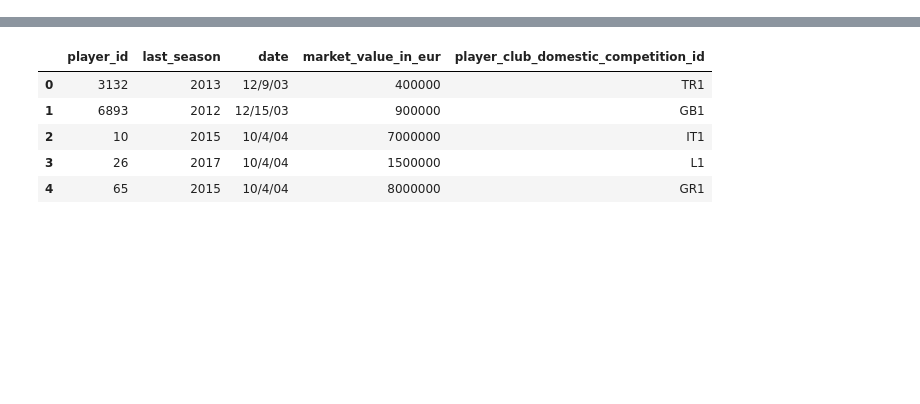
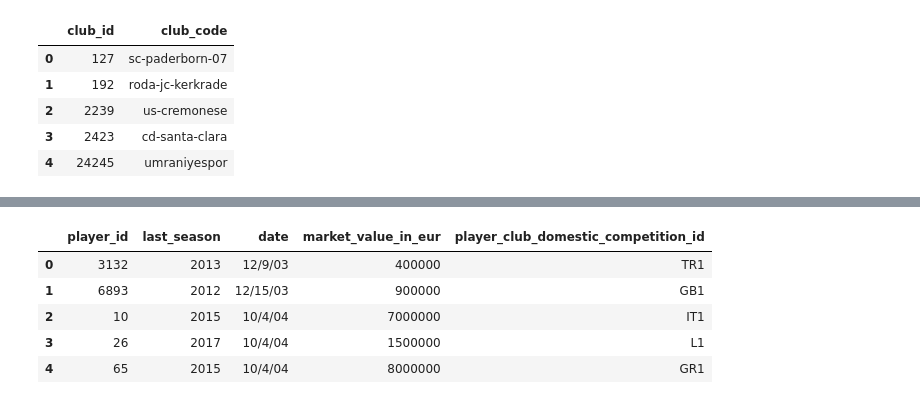
Before and after one commit to gradaelli7/European-Soccer-Trade-Machine, a Jupyter notebook: player_valuations_preprocess.ipynb, the cells around one changed output, grey strips where cells are left out. Saved outputs shown, nothing was run; the diff lists cells and outputs as text; code cells hidden in the pictures; blank space fills up the shorter version.

```diff
--- a/player_valuations_preprocess.ipynb
+++ b/player_valuations_preprocess.ipynb
@@ -1,4 +1,14 @@
 # %%
 import pandas as pd
+# %%
+clubs = pd.read_csv('clubs.csv')
+clubs.head()
+# %% [output]
+|  | club_id | club_code |
+| 0 | 127 | sc-paderborn-07 |
+| 1 | 192 | roda-jc-kerkrade |
+| 2 | 2239 | us-cremonese |
+| 3 | 2423 | cd-santa-clara |
+| 4 | 24245 | umraniyespor |
 # %%
 comp = pd.read_csv('competitions.csv')
```
Also changed, not shown: parts of 6 cells of this notebook, 1 other file.
